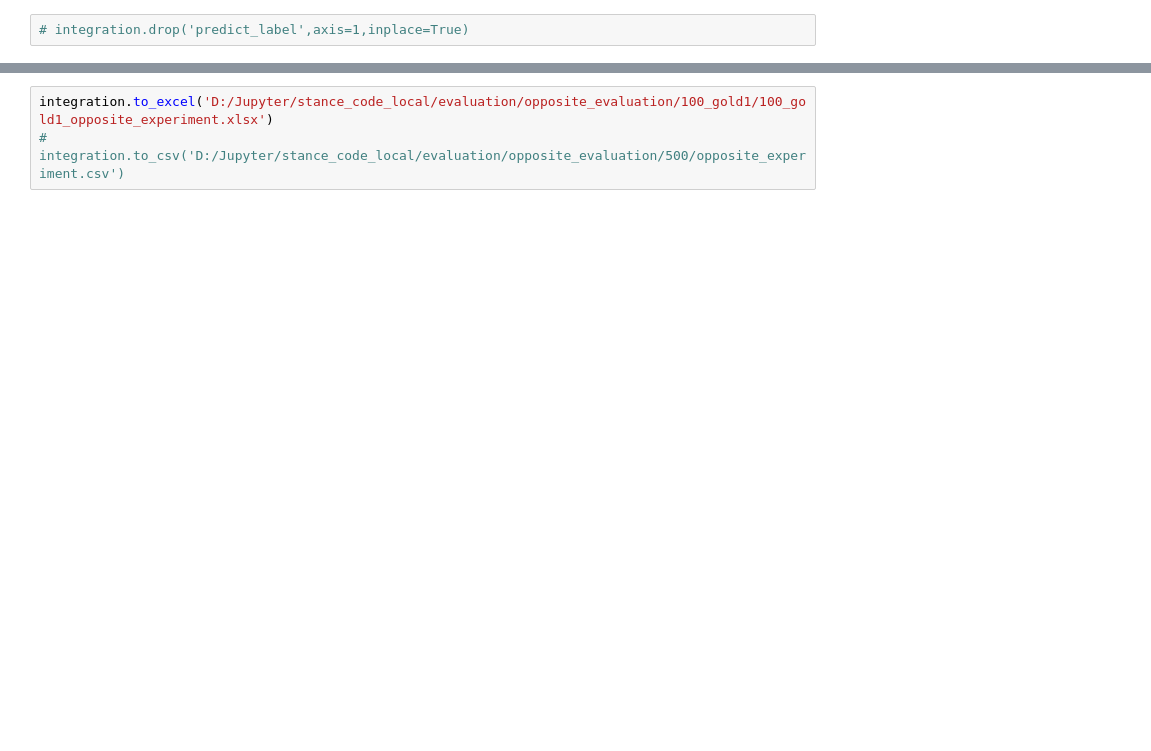
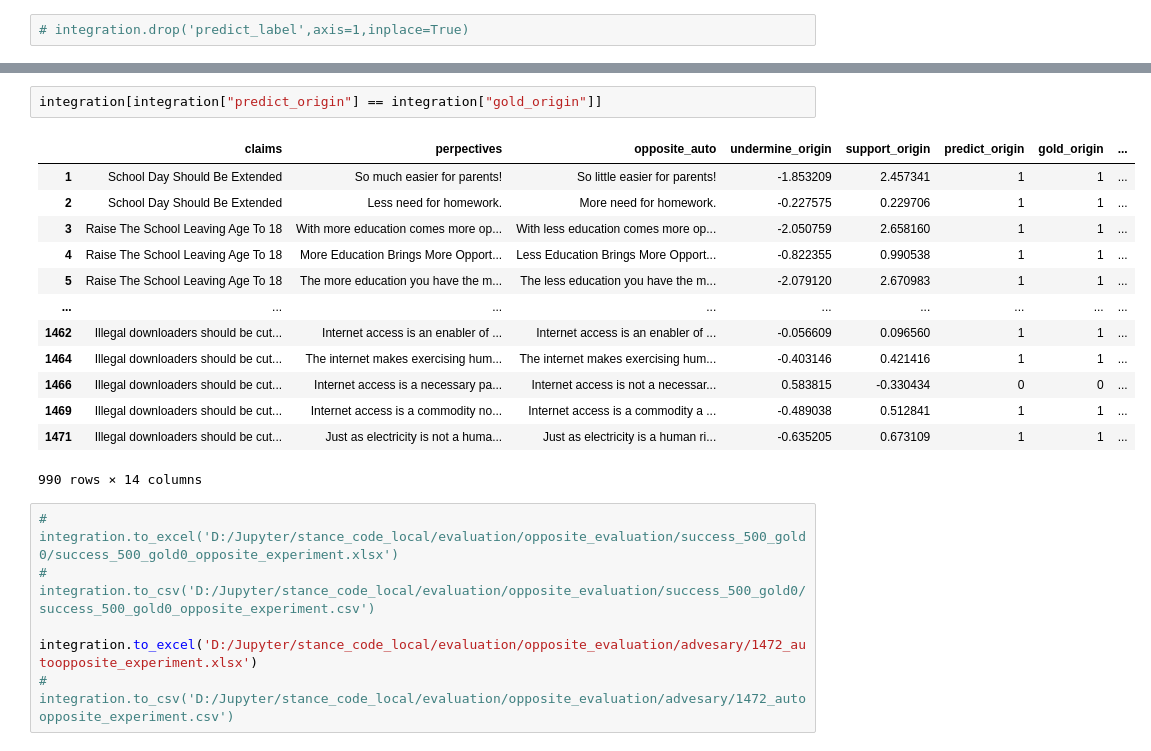
Before and after one commit to chas1ngwind/stance_code_local, a Jupyter notebook: Integration of origin and opposite.ipynb, the cells around one changed output, grey strips where cells are left out. Drawn from its saved outputs; the diff is of its cells as text; blank space fills up the shorter version.

```diff
--- a/Integration of origin and opposite.ipynb
+++ b/Integration of origin and opposite.ipynb
@@ -70,3 +89,22 @@ integration
+# %%
+integration[integration["predict_origin"] == integration["gold_origin"]]
+# %% [output]
+|  | claims | perpectives | opposite_auto | undermine_origin | support_origin | predict_origin | gold_origin | ... |
+| 1 | School Day Should Be Extended | So much easier for parents! | So little easier for parents! | -1.853209 | 2.457341 | 1 | 1 | ... |
+| 2 | School Day Should Be Extended | Less need for homework. | More need for homework. | -0.227575 | 0.229706 | 1 | 1 | ... |
+| 3 | Raise The School Leaving Age To 18 | With more education comes more op... | With less education comes more op... | -2.050759 | 2.658160 | 1 | 1 | ... |
+| 4 | Raise The School Leaving Age To 18 | More Education Brings More Opport... | Less Education Brings More Opport... | -0.822355 | 0.990538 | 1 | 1 | ... |
+| 5 | Raise The School Leaving Age To 18 | The more education you have the m... | The less education you have the m... | -2.079120 | 2.670983 | 1 | 1 | ... |
+| ... | ... | ... | ... | ... | ... | ... | ... | ... |
+| 1462 | Illegal downloaders should be cut... | Internet access is an enabler of ... | Internet access is an enabler of ... | -0.056609 | 0.096560 | 1 | 1 | ... |
+| 1464 | Illegal downloaders should be cut... | The internet makes exercising hum... | The internet makes exercising hum... | -0.403146 | 0.421416 | 1 | 1 | ... |
+| 1466 | Illegal downloaders should be cut... | Internet access is a necessary pa... | Internet access is not a necessar... | 0.583815 | -0.330434 | 0 | 0 | ... |
+| 1469 | Illegal downloaders should be cut... | Internet access is a commodity no... | Internet access is a commodity a ... | -0.489038 | 0.512841 | 1 | 1 | ... |
+| 1471 | Illegal downloaders should be cut... | Just as electricity is not a huma... | Just as electricity is a human ri... | -0.635205 | 0.673109 | 1 | 1 | ... |
+990 rows × 14 columns
 # %%
-integration.to_excel('D:/Jupyter/stance_code_local/evaluation/opposite_evaluation/100_gold1/100_gold1_opposite_experiment.xlsx')
-# integration.to_csv('D:/Jupyter/stance_code_local/evaluation/opposite_evaluation/500/opposite_experiment.csv')
+# integration.to_excel('D:/Jupyter/stance_code_local/evaluation/opposite_evaluation/success_500_gold0/success_500_gold0_opposite_experiment.xlsx')
+# integration.to_csv('D:/Jupyter/stance_code_local/evaluation/opposite_evaluation/success_500_gold0/success_500_gold0_opposite_experiment.csv')
+
+integration.to_excel('D:/Jupyter/stance_code_local/evaluation/opposite_evaluation/advesary/1472_autoopposite_experiment.xlsx')
+# integration.to_csv('D:/Jupyter/stance_code_local/evaluation/opposite_evaluation/advesary/1472_autoopposite_experiment.csv')
```
Also changed, not shown: parts of 8 cells of this notebook, 29 other files.
